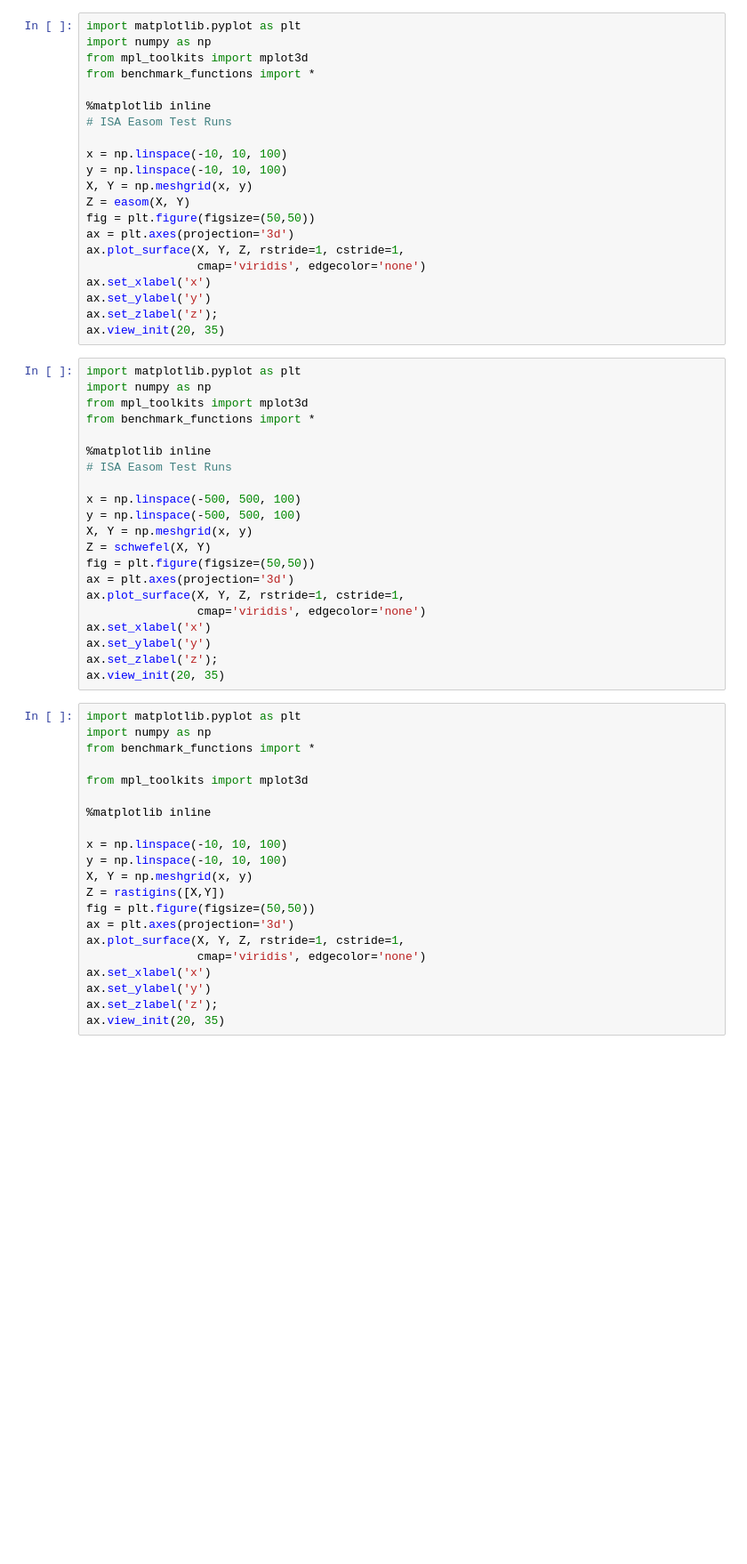
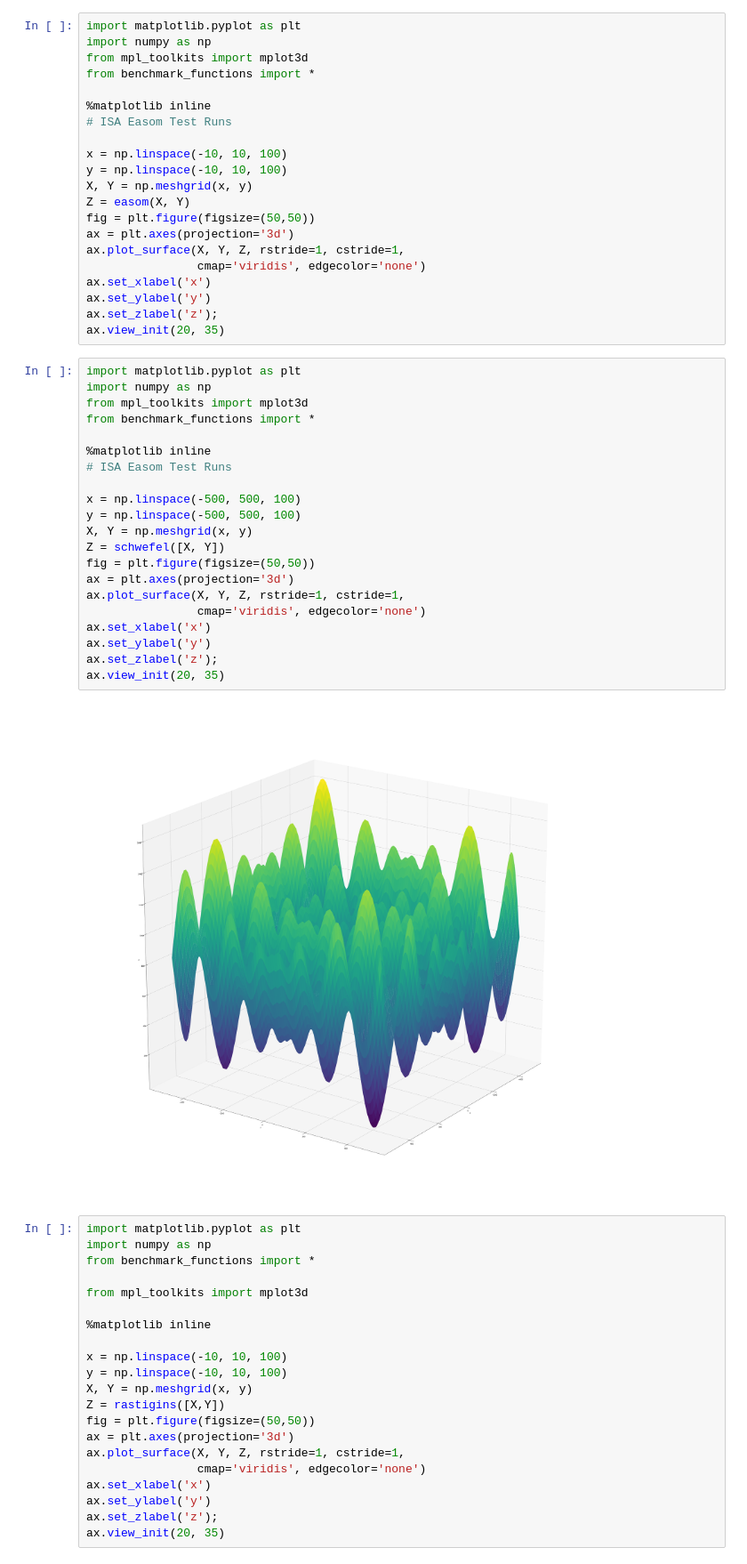
Before and after one commit to patleitao/ISA, a Jupyter notebook: benchmark_functions.ipynb, the cells around one changed output. Shown at 89% size. Drawn from its saved outputs; the diff is of its cells as text; blank space fills up the shorter version.

```diff
--- a/benchmark_functions.ipynb
+++ b/benchmark_functions.ipynb
@@ -22,24 +22,26 @@ ax.view_init(20, 35)
 # %%
 import matplotlib.pyplot as plt
 import numpy as np
 from mpl_toolkits import mplot3d
 from benchmark_functions import *
 
 %matplotlib inline
 # ISA Easom Test Runs
 
 x = np.linspace(-500, 500, 100)
 y = np.linspace(-500, 500, 100)
 X, Y = np.meshgrid(x, y)
-Z = schwefel(X, Y)
+Z = schwefel([X, Y])
 fig = plt.figure(figsize=(50,50))
 ax = plt.axes(projection='3d')
 ax.plot_surface(X, Y, Z, rstride=1, cstride=1,
                 cmap='viridis', edgecolor='none')
 ax.set_xlabel('x')
 ax.set_ylabel('y')
 ax.set_zlabel('z');
 ax.view_init(20, 35)
+# %% [output]
+[figure, added]
 # %%
 import matplotlib.pyplot as plt
 import numpy as np
```
Also changed, not shown: 1 other file.
